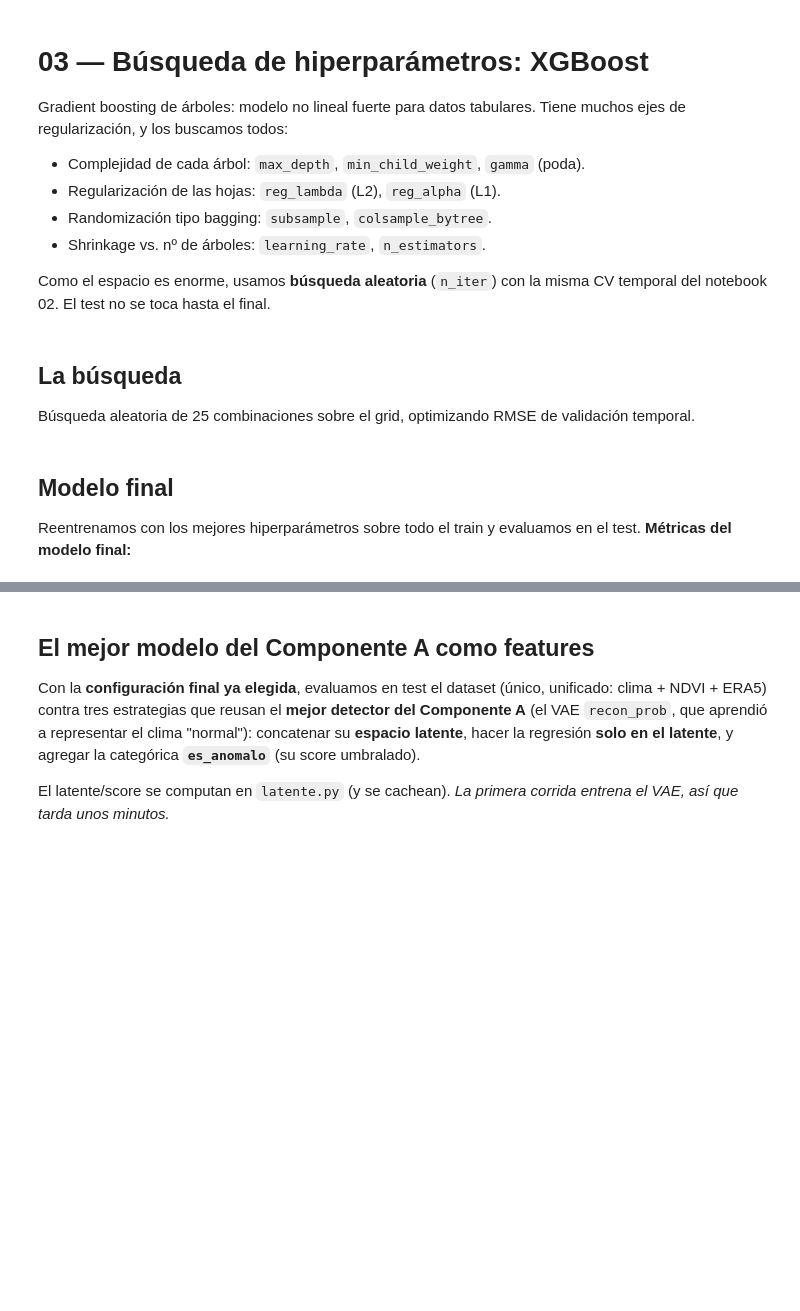
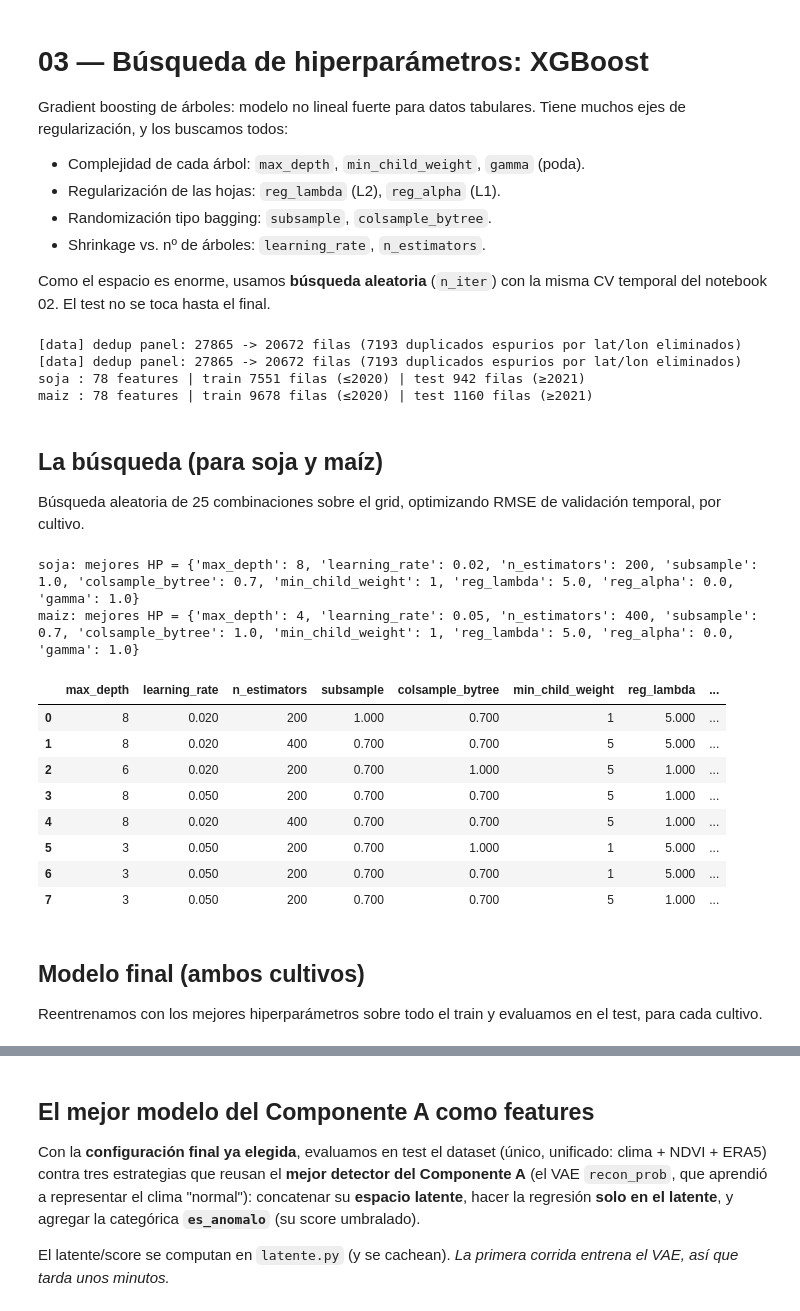
Before and after one commit to Castanosjoaquin/Trabajo_final_ML, a Jupyter notebook: componente_b/experimentos/03_hp_xgboost.ipynb, the cells around one changed output, grey strips where cells are left out. Saved outputs shown, nothing was run; the diff lists cells and outputs as text; code cells hidden in the pictures; blank space fills up the shorter version.

```diff
--- a/componente_b/experimentos/03_hp_xgboost.ipynb
+++ b/componente_b/experimentos/03_hp_xgboost.ipynb
@@ -24,34 +24,57 @@ import datos, evaluacion as ev
 from modelos import (LinearRegressor, XGBoostRegressor, NeuralNetRegressor,
                      RandomForestRegressorModel, HistGBMRegressor, StackingRegressorModel)
 
-# Cultivo del estudio (cambiar a 'maiz' para reproducir con maíz).
-CULTIVO = 'soja'
-ds = datos.prepare(CULTIVO, use_agro=True, enc_smooth=10.0)
-print(f'{CULTIVO}: {len(ds.feature_cols)} features | '
-      f'train {ds.X_train.shape[0]} filas (≤{datos.TRAIN_END}) | '
-      f'test {ds.X_test.shape[0]} filas (≥{datos.TEST_START})')
+# Todo el análisis se hace sobre los DOS cultivos. El dataset "principal" usa las
+# features agronómicas de ventana crítica (use_agro) y el suavizado del target
+# encoding de depto (enc_smooth): la configuración que mejor generaliza.
+CULTIVOS = ['soja', 'maiz']
+DSS = {c: datos.prepare(c, use_agro=True, enc_smooth=10.0) for c in CULTIVOS}
+for c in CULTIVOS:
+    d = DSS[c]
+    print(f'{c:5s}: {len(d.feature_cols)} features | '
+          f'train {d.X_train.shape[0]} filas (≤{datos.TRAIN_END}) | '
+          f'test {d.X_test.shape[0]} filas (≥{datos.TEST_START})')
+# %% [output]
+[data] dedup panel: 27865 -> 20672 filas (7193 duplicados espurios por lat/lon eliminados)
+[data] dedup panel: 27865 -> 20672 filas (7193 duplicados espurios por lat/lon eliminados)
+soja : 78 features | train 7551 filas (≤2020) | test 942 filas (≥2021)
+maiz : 78 features | train 9678 filas (≤2020) | test 1160 filas (≥2021)
 # %% [markdown]
-## La búsqueda
+## La búsqueda (para soja y maíz)
 
-Búsqueda aleatoria de 25 combinaciones sobre el grid, optimizando RMSE de validación temporal.
+Búsqueda aleatoria de 25 combinaciones sobre el grid, optimizando RMSE de validación temporal, por cultivo.
 # %%
 grid = {
     'max_depth':        [3, 4, 6, 8],
     'learning_rate':    [0.02, 0.05, 0.1],
     'n_estimators':     [200, 400, 800],
     'subsample':        [0.7, 1.0],
     'colsample_bytree': [0.7, 1.0],
     'min_child_weight': [1, 5],
     'reg_lambda':       [1.0, 5.0],
     'reg_alpha':        [0.0, 1.0],
     'gamma':            [0.0, 1.0],
 }
-tabla, best = ev.buscar(XGBoostRegressor, grid, ds, metric='rmse',
-                        n_iter=25, random_state=42, n_splits=4)
-print('Mejores hiperparámetros:', best)
-tabla.head(10)
+BEST_XGB, TAB = {}, {}
+for c in CULTIVOS:
+    TAB[c], BEST_XGB[c] = ev.buscar(XGBoostRegressor, grid, DSS[c], metric='rmse',
+                                    n_iter=25, random_state=42, n_splits=4)
+    print(f'{c}: mejores HP = {BEST_XGB[c]}')
+TAB['soja'].head(8)
+# %% [output]
+soja: mejores HP = {'max_depth': 8, 'learning_rate': 0.02, 'n_estimators': 200, 'subsample': 1.0, 'colsample_bytree': 0.7, 'min_child_weight': 1, 'reg_lambda': 5.0, 'reg_alpha': 0.0, 'gamma': 1.0}
+maiz: mejores HP = {'max_depth': 4, 'learning_rate': 0.05, 'n_estimators': 400, 'subsample': 0.7, 'colsample_bytree': 1.0, 'min_child_weight': 1, 'reg_lambda': 5.0, 'reg_alpha': 0.0, 'gamma': 1.0}
+|  | max_depth | learning_rate | n_estimators | subsample | colsample_bytree | min_child_weight | reg_lambda | ... |
+| 0 | 8 | 0.020 | 200 | 1.000 | 0.700 | 1 | 5.000 | ... |
+| 1 | 8 | 0.020 | 400 | 0.700 | 0.700 | 5 | 5.000 | ... |
+| 2 | 6 | 0.020 | 200 | 0.700 | 1.000 | 5 | 1.000 | ... |
+| 3 | 8 | 0.050 | 200 | 0.700 | 0.700 | 5 | 1.000 | ... |
+| 4 | 8 | 0.020 | 400 | 0.700 | 0.700 | 5 | 1.000 | ... |
+| 5 | 3 | 0.050 | 200 | 0.700 | 1.000 | 1 | 5.000 | ... |
+| 6 | 3 | 0.050 | 200 | 0.700 | 0.700 | 1 | 5.000 | ... |
+| 7 | 3 | 0.050 | 200 | 0.700 | 0.700 | 5 | 1.000 | ... |
 # %% [markdown]
-## Modelo final
+## Modelo final (ambos cultivos)
 
 Reentrenamos con los mejores hiperparámetros sobre todo el train y evaluamos en el
-test. **Métricas del modelo final:**
+test, para cada cultivo.
```
Also changed, not shown: parts of 6 cells of this notebook, 13 other files.
